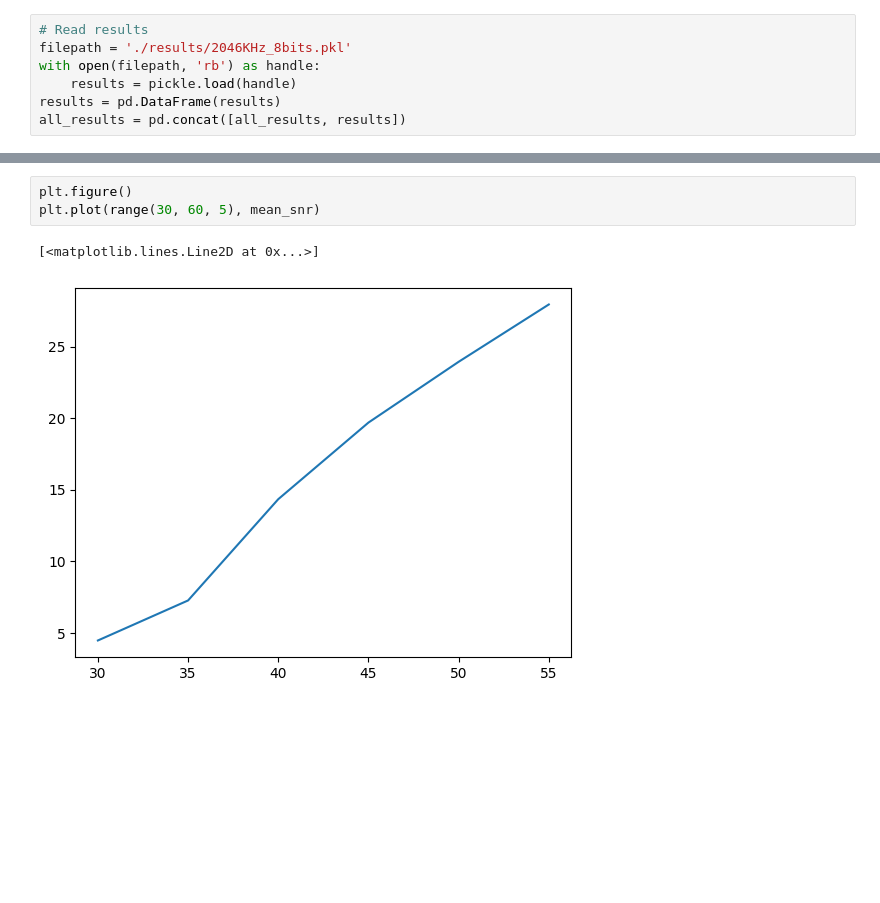
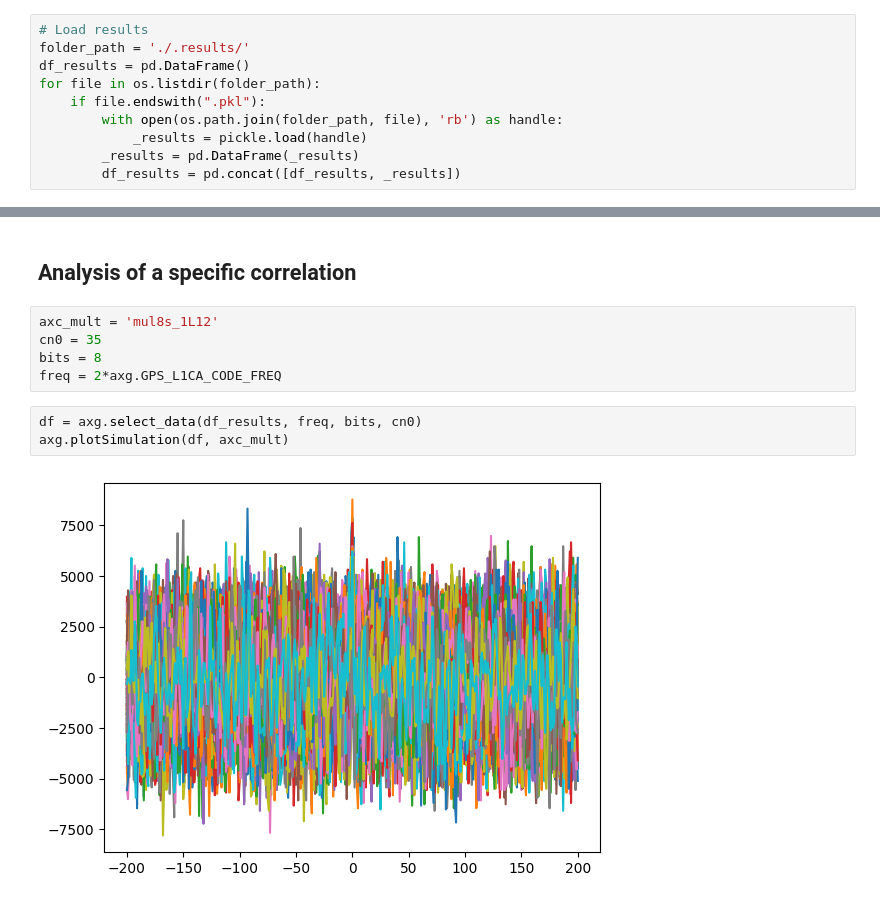
Before and after one commit to agrenier-gnss/axcgnss, a Jupyter notebook: Simulations/analysis.ipynb, the cells around one changed output, grey strips where cells are left out. Drawn from its saved outputs; the diff is of its cells as text; blank space fills up the shorter version.

```diff
--- a/Simulations/analysis.ipynb
+++ b/Simulations/analysis.ipynb
@@ -16,7 +14,10 @@ all_results = pd.DataFrame()
 # %%
-# Read results
-filepath = './results/2046KHz_8bits.pkl'
-with open(filepath, 'rb') as handle:
-    results = pickle.load(handle)
-results = pd.DataFrame(results)
-all_results = pd.concat([all_results, results])
+# Load results
+folder_path = './.results/'
+df_results = pd.DataFrame()
+for file in os.listdir(folder_path):
+    if file.endswith(".pkl"):
+        with open(os.path.join(folder_path, file), 'rb') as handle:
+            _results = pickle.load(handle)
+        _results = pd.DataFrame(_results)
+        df_results = pd.concat([df_results, _results])
@@ -214,6 +40,12 @@ CN0: 50, 15.72407
-# %%
-plt.figure()
-plt.plot(range(30, 60, 5), mean_snr)
-# %% [output]
-[<matplotlib.lines.Line2D at 0x...>]
-[figure, removed]
+# %% [markdown]
+## Analysis of a specific correlation
+# %%
+axc_mult = 'mul8s_1L12'
+cn0 = 35
+bits = 8
+freq = 2*axg.GPS_L1CA_CODE_FREQ
+# %%
+df = axg.select_data(df_results, freq, bits, cn0)
+axg.plotSimulation(df, axc_mult)
+# %% [output]
+[figure, added]
```
Also changed, not shown: parts of 24 cells of this notebook, 2 other files.
